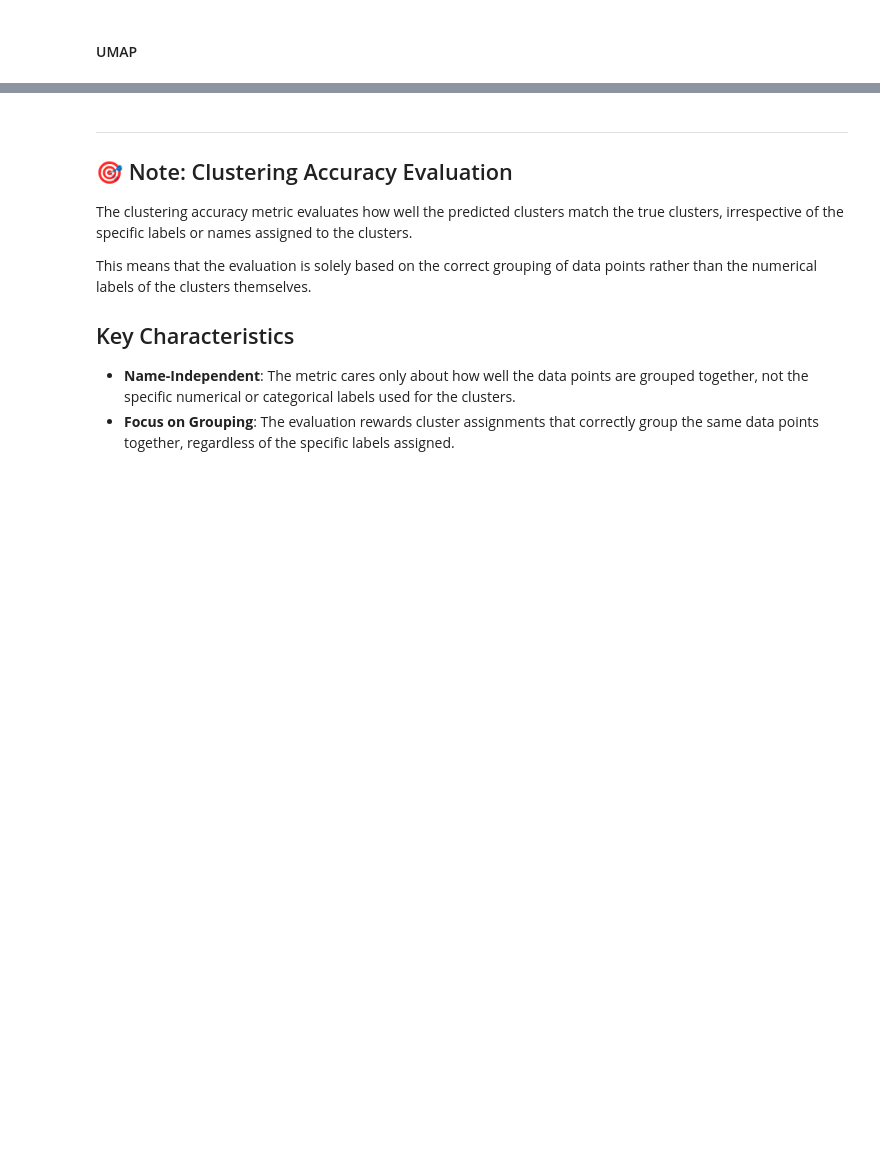
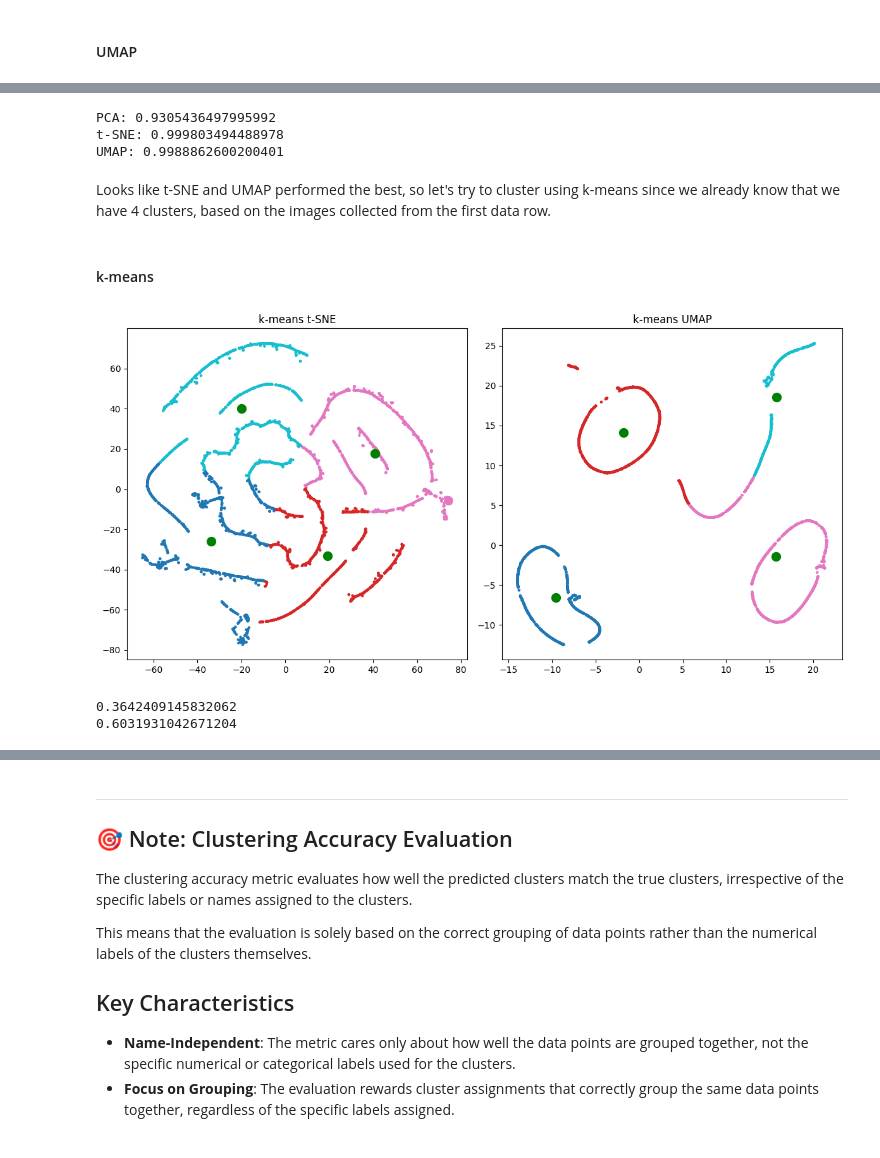
Before and after one commit to fjhanevo/TDT4172, a Jupyter notebook: Assignment2/Chapter_2.ipynb, the cells around one changed output, grey strips where cells are left out. Cells and saved outputs as stored; diff of their text form; code cells hidden in the pictures; blank space fills up the shorter version.

Commit message:
added k-means plot

```diff
--- a/Assignment2/Chapter_2.ipynb
+++ b/Assignment2/Chapter_2.ipynb
@@ -606,0 +608,45 @@ plt.show()
+# %%
+# See how the decomposition methods performed
+# Higher score refers to higher local structure preservation
+print(f"PCA: {trustworthiness(data_scaled, data_pca)}")
+print(f"t-SNE: {trustworthiness(data_scaled, data_tsne)}")
+print(f"UMAP: {trustworthiness(data_scaled, data_umap)}")
+# %% [output]
+PCA: 0.9305436497995992
+t-SNE: 0.999803494488978
+UMAP: 0.9988862600200401
+# %% [markdown]
+Looks like t-SNE and UMAP performed the best, so let's try to cluster using k-means since we already know that we have 4 clusters, based on the images collected from the first data row.
+# %% [markdown]
+#### k-means
+# %%
+clusters = 4
+kmeans_tsne = KMeans(n_clusters=clusters, random_state=seed)
+kmeans_umap = KMeans(n_clusters=clusters, random_state=seed)
+
+labels_kmeans_tsne = kmeans_tsne.fit_predict(data_tsne)
+labels_kmeans_umap = kmeans_umap.fit_predict(data_umap)
+
+fig, ax = plt.subplots(1,2, figsize=(12,6))
+# t-SNE plot
+ax[0].scatter(data_tsne[:, 0], data_tsne[:, 1], c=labels_kmeans_tsne, cmap='tab10', s=5)
+ax[0].scatter(kmeans_tsne.cluster_centers_[:, 0], kmeans_tsne.cluster_centers_[:, 1], c='green', s=100)
+ax[0].set_title('k-means t-SNE')
+# UMAP plot
+ax[1].scatter(data_umap[:, 0], data_umap[:, 1], c=labels_kmeans_umap, cmap='tab10', s=5)
+ax[1].scatter(kmeans_umap.cluster_centers_[:, 0], kmeans_umap.cluster_centers_[:, 1], c='green', s=100)
+ax[1].set_title('k-means UMAP')
+plt.tight_layout()
+plt.show()
+# %% [output]
+[figure, added]
+# %%
+from sklearn.metrics import silhouette_score
+sil_tsne = silhouette_score(data_tsne, labels_kmeans_tsne)
+sil_umap = silhouette_score(data_umap, labels_kmeans_umap)
+
+print(sil_tsne)
+print(sil_umap)
+# %% [output]
+0.3642409145832062
+0.6031931042671204
```
Also changed, not shown: parts of 3 cells of this notebook.
